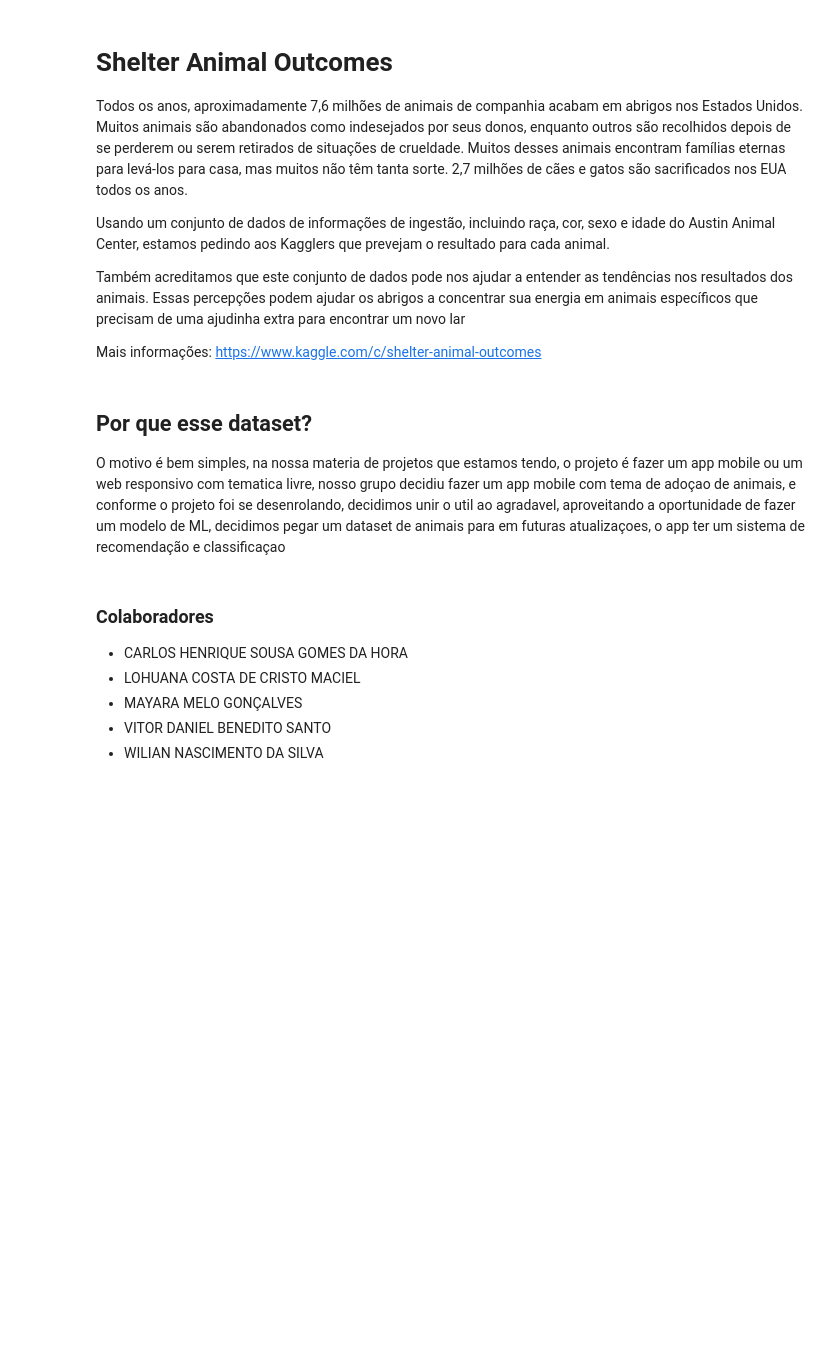
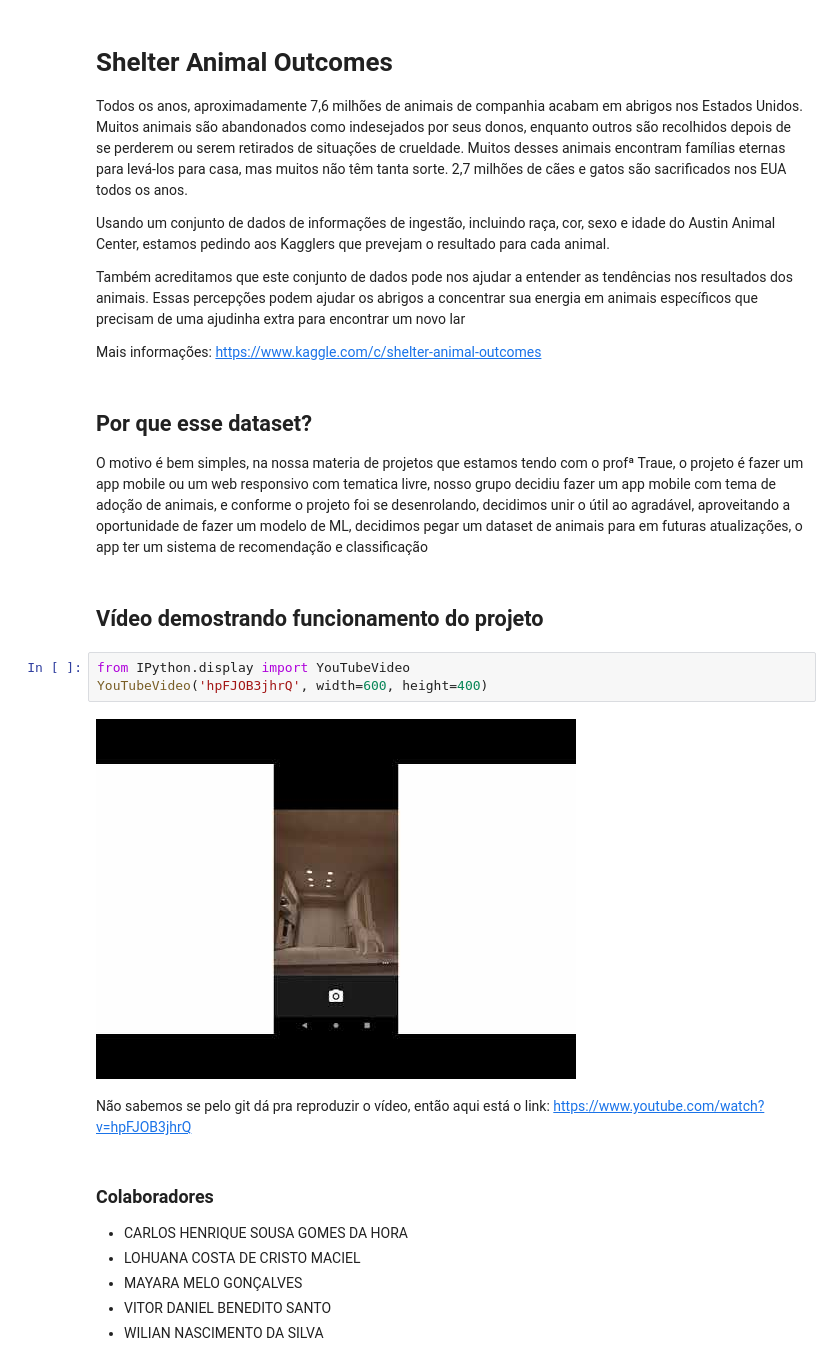
Before and after one commit to opablodantas/shelter-outcomes, a Jupyter notebook: SHELTER_ANIMAL_OUTCOMES.ipynb, the cells around one changed output. Saved outputs shown, nothing was run; the diff lists cells and outputs as text; blank space fills up the shorter version.

```diff
--- a/SHELTER_ANIMAL_OUTCOMES.ipynb
+++ b/SHELTER_ANIMAL_OUTCOMES.ipynb
@@ -12,7 +12,16 @@ Mais informações: https://www.kaggle.com/c/shelter-animal-outcomes
 # %% [markdown]
 ## Por que esse dataset?
 
-O motivo é bem simples, na nossa materia de projetos que estamos tendo, o projeto é fazer um app mobile ou um web responsivo com tematica livre, nosso grupo decidiu fazer um app mobile com tema de adoçao de animais, e conforme o projeto foi se desenrolando, decidimos unir o util ao agradavel, aproveitando a oportunidade de fazer um modelo de ML, decidimos pegar um dataset de animais para em futuras atualizaçoes, o app ter um sistema de recomendação e classificaçao
+O motivo é bem simples, na nossa materia de projetos que estamos tendo com o profª Traue, o projeto é fazer um app mobile ou um web responsivo com tematica livre, nosso grupo decidiu fazer um app mobile com tema de adoção de animais, e conforme o projeto foi se desenrolando, decidimos unir o útil ao agradável, aproveitando a oportunidade de fazer um modelo de ML, decidimos pegar um dataset de animais para em futuras atualizações, o app ter um sistema de recomendação e classificação
+# %% [markdown]
+## Vídeo demostrando funcionamento do projeto
+# %%
+from IPython.display import YouTubeVideo
+YouTubeVideo('hpFJOB3jhrQ', width=600, height=400)
+# %% [output]
+[figure, added]
+# %% [markdown]
+Não sabemos se pelo git dá pra reproduzir o vídeo, então aqui está o link: https://www.youtube.com/watch?v=hpFJOB3jhrQ
 # %% [markdown]
 ### Colaboradores
 -  CARLOS HENRIQUE SOUSA GOMES DA HORA
```
